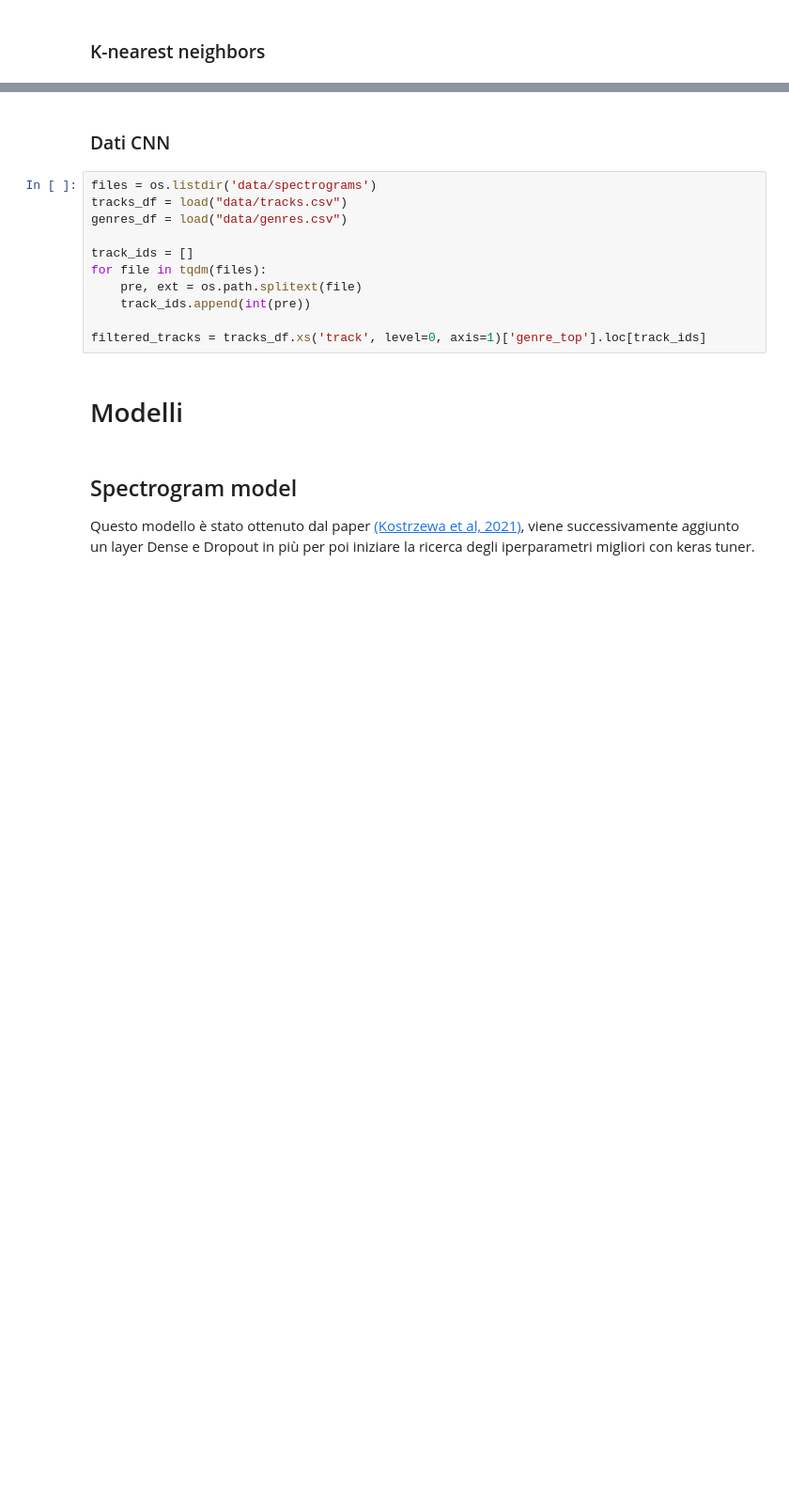
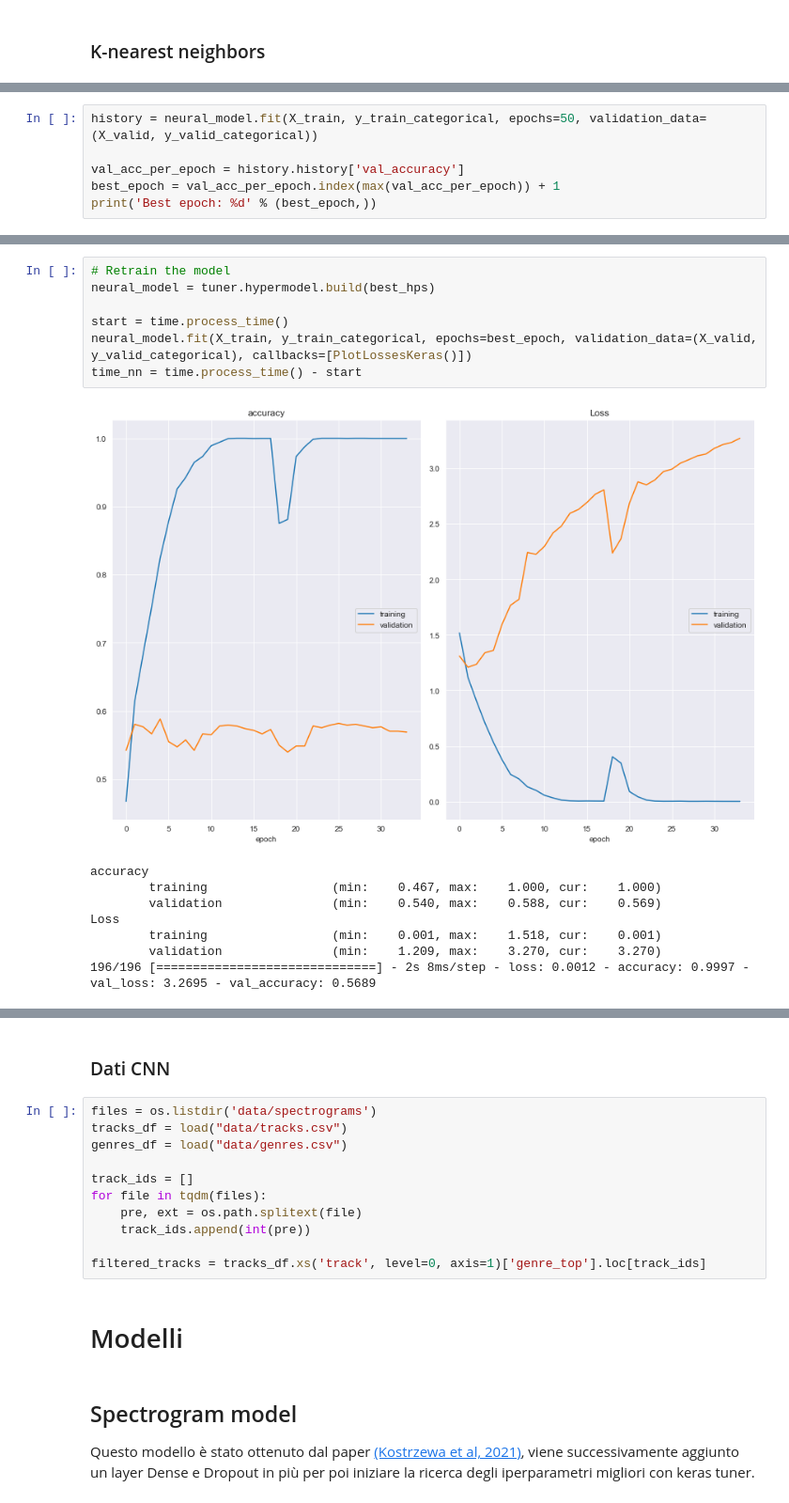
Before and after one commit to ThetaRangers/ML, a Jupyter notebook: mgrr.ipynb, the cells around one changed output, grey strips where cells are left out. Shown at 94% size. Cells and saved outputs as stored; diff of their text form; blank space fills up the shorter version.

```diff
--- a/mgrr.ipynb
+++ b/mgrr.ipynb
@@ -384,0 +594,6 @@ Precision: 0.5937821524784398, Recall: 0.5961783439490446, F1: 0.594158984029953
+# %%
+history = neural_model.fit(X_train, y_train_categorical, epochs=50, validation_data=(X_valid, y_valid_categorical))
+
+val_acc_per_epoch = history.history['val_accuracy']
+best_epoch = val_acc_per_epoch.index(max(val_acc_per_epoch)) + 1
+print('Best epoch: %d' % (best_epoch,))
@@ -384,0 +623,16 @@ Precision: 0.5937821524784398, Recall: 0.5961783439490446, F1: 0.594158984029953
+# %%
+# Retrain the model
+neural_model = tuner.hypermodel.build(best_hps)
+
+start = time.process_time()
+neural_model.fit(X_train, y_train_categorical, epochs=best_epoch, validation_data=(X_valid, y_valid_categorical), callbacks=[PlotLossesKeras()])
+time_nn = time.process_time() - start
+# %% [output]
+[figure, added]
+accuracy
+        training                 (min:    0.467, max:    1.000, cur:    1.000)
+        validation               (min:    0.540, max:    0.588, cur:    0.569)
+Loss
+        training                 (min:    0.001, max:    1.518, cur:    0.001)
+        validation               (min:    1.209, max:    3.270, cur:    3.270)
+196/196 [==============================] - 2s 8ms/step - loss: 0.0012 - accuracy: 0.9997 - val_loss: 3.2695 - val_accuracy: 0.5689
```
Also changed, not shown: parts of 28 cells of this notebook, 6 other files.
